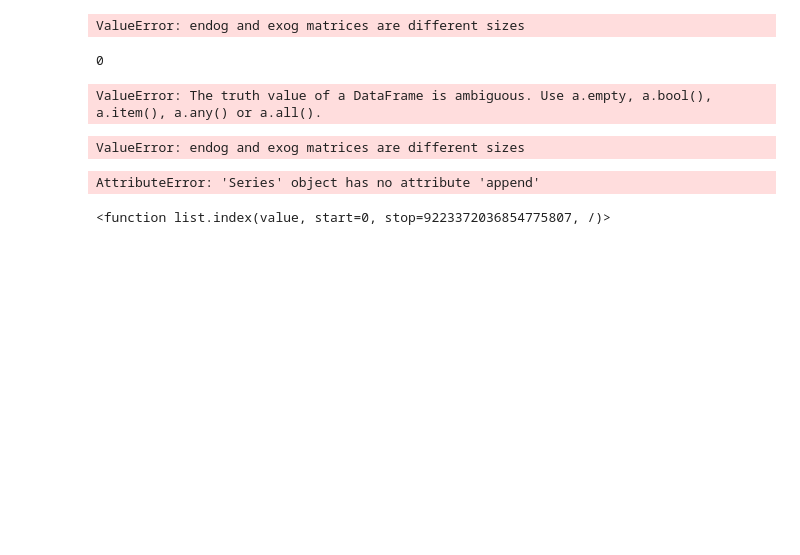
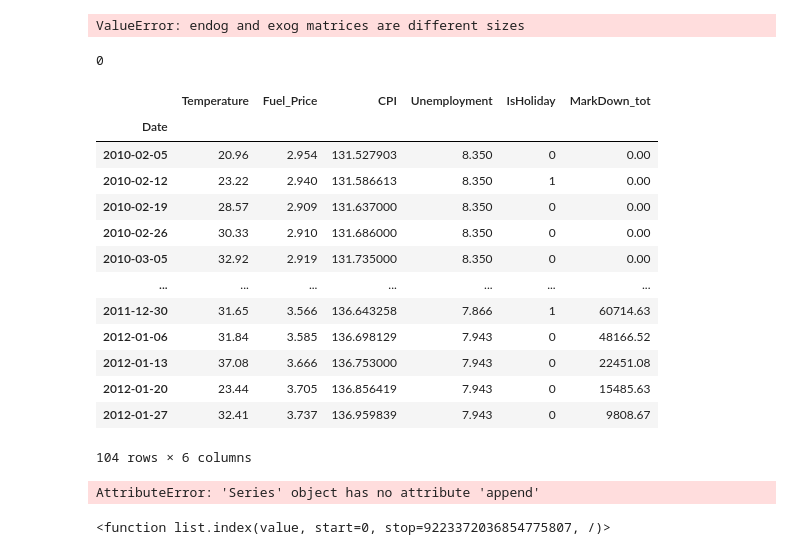
Before and after one commit to Dr-Spicy/WalmartForecast, a Jupyter notebook: Notebook.ipynb, the cells around one changed output. Cells and saved outputs as stored; diff of their text form; code cells hidden in the pictures; blank space fills up the shorter version.

```diff
--- a/Notebook.ipynb
+++ b/Notebook.ipynb
@@ -1051,9 +1053,22 @@ t
 # %% [output]
 0
 # %%
-data.iloc[history.index,]
+data[0:104].drop('Weekly_Sales', axis=1)
 # %% [output]
+|  | Temperature | Fuel_Price | CPI | Unemployment | IsHoliday | MarkDown_tot |
+| Date |  |  |  |  |  |  |
+| 2010-02-05 | 20.96 | 2.954 | 131.527903 | 8.350 | 0 | 0.00 |
+| 2010-02-12 | 23.22 | 2.940 | 131.586613 | 8.350 | 1 | 0.00 |
+| 2010-02-19 | 28.57 | 2.909 | 131.637000 | 8.350 | 0 | 0.00 |
+| 2010-02-26 | 30.33 | 2.910 | 131.686000 | 8.350 | 0 | 0.00 |
+| 2010-03-05 | 32.92 | 2.919 | 131.735000 | 8.350 | 0 | 0.00 |
+| ... | ... | ... | ... | ... | ... | ... |
+| 2011-12-30 | 31.65 | 3.566 | 136.643258 | 7.866 | 1 | 60714.63 |
+| 2012-01-06 | 31.84 | 3.585 | 136.698129 | 7.943 | 0 | 48166.52 |
+| 2012-01-13 | 37.08 | 3.666 | 136.753000 | 7.943 | 0 | 22451.08 |
+| 2012-01-20 | 23.44 | 3.705 | 136.856419 | 7.943 | 0 | 15485.63 |
+| 2012-01-27 | 32.41 | 3.737 | 136.959839 | 7.943 | 0 | 9808.67 |
-ValueError: The truth value of a DataFrame is ambiguous. Use a.empty, a.bool(), a.item(), a.any() or a.all().
+104 rows × 6 columns
 # %%
 t=0
 # %%
@@ -1062,8 +1077,3 @@ model = SARIMAX(history, order=(0,1,1), seasonal_order=(1,0,0,52),
-# %%
-model = SARIMAX(history, order=(0,1,1), seasonal_order=(1,0,0,52),
-                    exog=pd.concat([train.drop(columns='Weekly_Sales'), validation.drop(columns='Weekly_Sales')[0:t+1]]).to_numpy(), enforce_stationarity=False, enforce_invertibility=False)
-# %% [output]
-ValueError: endog and exog matrices are different sizes
 # %%
 model_fit = model.fit()
 # %%
```
Also changed, not shown: parts of 9 cells of this notebook.
